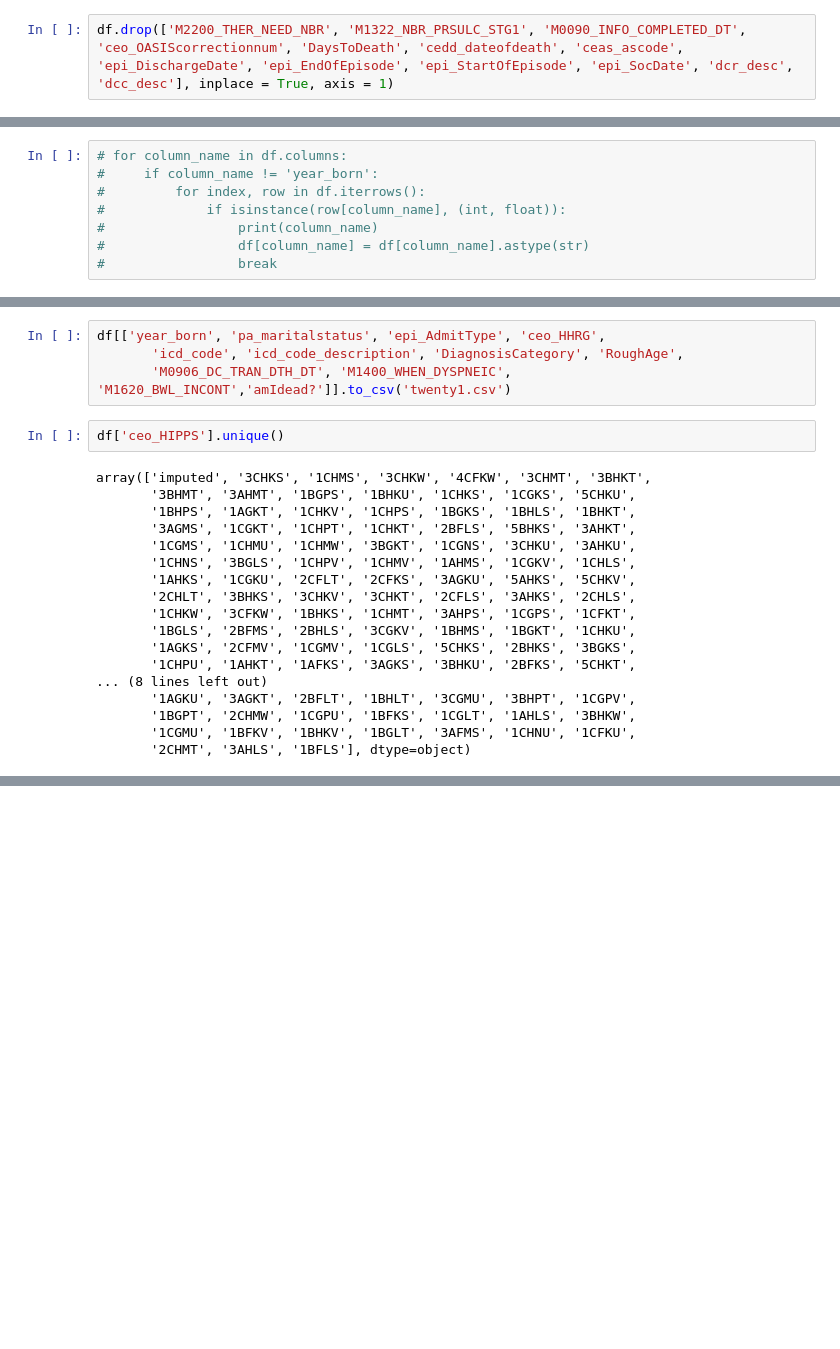
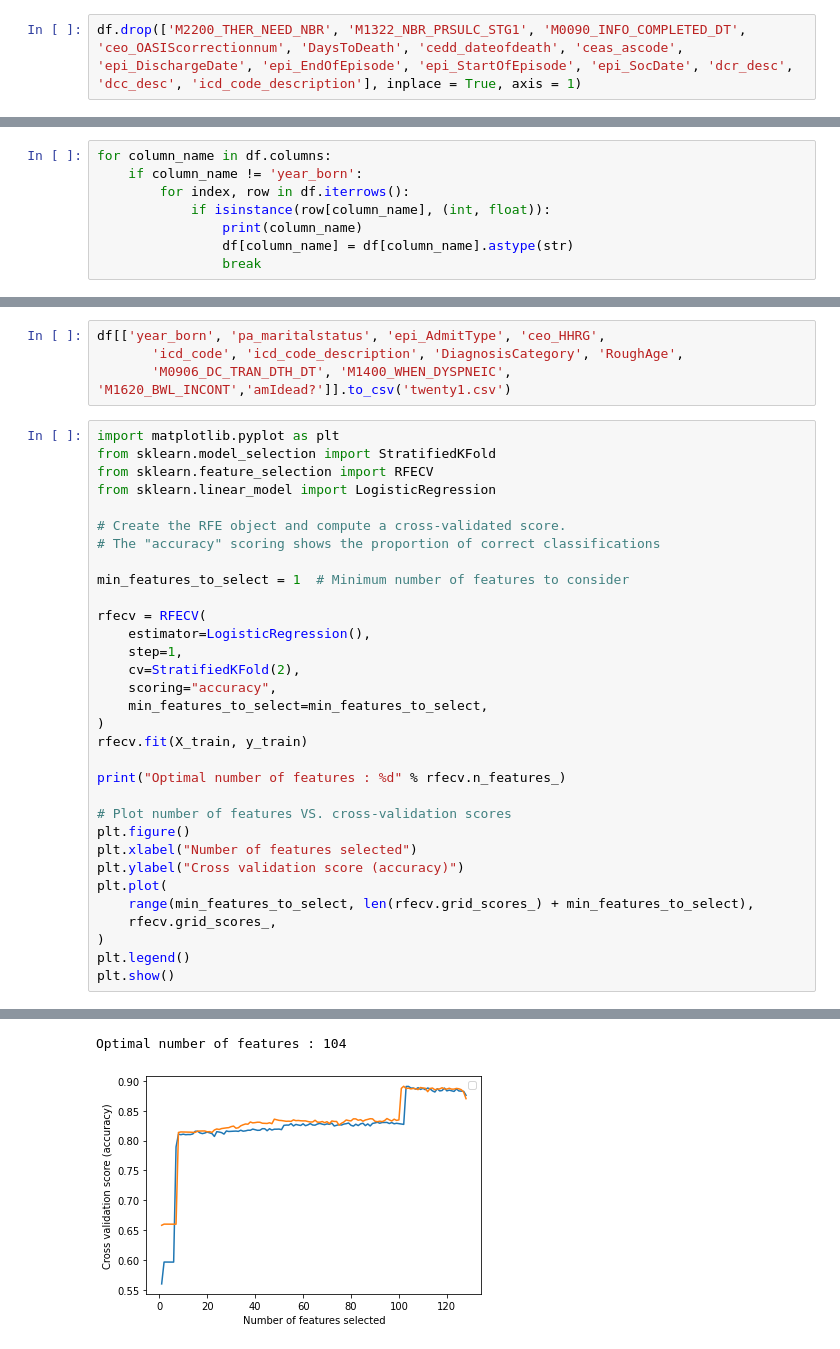
Before and after one commit to Prazhant/practicum, a Jupyter notebook: DataCleanUp_FeatureSelection.ipynb, the cells around one changed output, grey strips where cells are left out. Drawn from its saved outputs; the diff is of its cells as text; blank space fills up the shorter version.

Commit message:
feature selection

```diff
--- a/DataCleanUp_FeatureSelection.ipynb
+++ b/DataCleanUp_FeatureSelection.ipynb
@@ -163,7 +166,7 @@ df = df.drop(columns=['Unnamed: 0', 'Unnamed: 0.1', 'Unnamed: 0.1.1'])
 # %%
 ### Also drop dcc_desc and dcr_desc
 # %%
-df.drop(['M2200_THER_NEED_NBR', 'M1322_NBR_PRSULC_STG1', 'M0090_INFO_COMPLETED_DT', 'ceo_OASIScorrectionnum', 'DaysToDeath', 'cedd_dateofdeath', 'ceas_ascode', 'epi_DischargeDate', 'epi_EndOfEpisode', 'epi_StartOfEpisode', 'epi_SocDate', 'dcr_desc', 'dcc_desc'], inplace = True, axis = 1)
+df.drop(['M2200_THER_NEED_NBR', 'M1322_NBR_PRSULC_STG1', 'M0090_INFO_COMPLETED_DT', 'ceo_OASIScorrectionnum', 'DaysToDeath', 'cedd_dateofdeath', 'ceas_ascode', 'epi_DischargeDate', 'epi_EndOfEpisode', 'epi_StartOfEpisode', 'epi_SocDate', 'dcr_desc', 'dcc_desc', 'icd_code_description'], inplace = True, axis = 1)
 # %%
 from sklearn.model_selection import train_test_split
 from sklearn.impute import SimpleImputer
@@ -199,13 +202,13 @@ Length: 130, dtype: object
 # %% [markdown]
 #### detect columns that contain numeric value when it shouldn't be. (This runs quite a long time)
 # %%
-# for column_name in df.columns:
-#     if column_name != 'year_born':
-#         for index, row in df.iterrows():
-#             if isinstance(row[column_name], (int, float)):
-#                 print(column_name)
-#                 df[column_name] = df[column_name].astype(str)
-#                 break
+for column_name in df.columns:
+    if column_name != 'year_born':
+        for index, row in df.iterrows():
+            if isinstance(row[column_name], (int, float)):
+                print(column_name)
+                df[column_name] = df[column_name].astype(str)
+                break
 # %% [output]
 pa_race
 pa_maritalstatus
@@ -834,23 +859,36 @@ df[['year_born', 'pa_race', 'pa_gender', 'pa_maritalstatus',
 df[['year_born', 'pa_maritalstatus', 'epi_AdmitType', 'ceo_HHRG',
        'icd_code', 'icd_code_description', 'DiagnosisCategory', 'RoughAge',
        'M0906_DC_TRAN_DTH_DT', 'M1400_WHEN_DYSPNEIC', 'M1620_BWL_INCONT','amIdead?']].to_csv('twenty1.csv')
-# %%
-df['ceo_HIPPS'].unique()
-# %% [output]
-array(['imputed', '3CHKS', '1CHMS', '3CHKW', '4CFKW', '3CHMT', '3BHKT',
-       '3BHMT', '3AHMT', '1BGPS', '1BHKU', '1CHKS', '1CGKS', '5CHKU',
-       '1BHPS', '1AGKT', '1CHKV', '1CHPS', '1BGKS', '1BHLS', '1BHKT',
-       '3AGMS', '1CGKT', '1CHPT', '1CHKT', '2BFLS', '5BHKS', '3AHKT',
-       '1CGMS', '1CHMU', '1CHMW', '3BGKT', '1CGNS', '3CHKU', '3AHKU',
-       '1CHNS', '3BGLS', '1CHPV', '1CHMV', '1AHMS', '1CGKV', '1CHLS',
-       '1AHKS', '1CGKU', '2CFLT', '2CFKS', '3AGKU', '5AHKS', '5CHKV',
-       '2CHLT', '3BHKS', '3CHKV', '3CHKT', '2CFLS', '3AHKS', '2CHLS',
-       '1CHKW', '3CFKW', '1BHKS', '1CHMT', '3AHPS', '1CGPS', '1CFKT',
-       '1BGLS', '2BFMS', '2BHLS', '3CGKV', '1BHMS', '1BGKT', '1CHKU',
-       '1AGKS', '2CFMV', '1CGMV', '1CGLS', '5CHKS', '2BHKS', '3BGKS',
-       '1CHPU', '1AHKT', '1AFKS', '3AGKS', '3BHKU', '2BFKS', '5CHKT',
-... (8 lines left out)
-       '1AGKU', '3AGKT', '2BFLT', '1BHLT', '3CGMU', '3BHPT', '1CGPV',
-       '1BGPT', '2CHMW', '1CGPU', '1BFKS', '1CGLT', '1AHLS', '3BHKW',
-       '1CGMU', '1BFKV', '1BHKV', '1BGLT', '3AFMS', '1CHNU', '1CFKU',
-       '2CHMT', '3AHLS', '1BFLS'], dtype=object)
+# %%
+import matplotlib.pyplot as plt
+from sklearn.model_selection import StratifiedKFold
+from sklearn.feature_selection import RFECV
+from sklearn.linear_model import LogisticRegression
+
+# Create the RFE object and compute a cross-validated score.
+# The "accuracy" scoring shows the proportion of correct classifications
+
+min_features_to_select = 1  # Minimum number of features to consider
+
+rfecv = RFECV(
+    estimator=LogisticRegression(),
+    step=1,
+    cv=StratifiedKFold(2),
+    scoring="accuracy",
+    min_features_to_select=min_features_to_select,
+)
+rfecv.fit(X_train, y_train)
+
+print("Optimal number of features : %d" % rfecv.n_features_)
+
+# Plot number of features VS. cross-validation scores
+plt.figure()
+plt.xlabel("Number of features selected")
+plt.ylabel("Cross validation score (accuracy)")
+plt.plot(
+    range(min_features_to_select, len(rfecv.grid_scores_) + min_features_to_select),
+    rfecv.grid_scores_,
+)
+plt.legend()
+plt.show()
+# %% [output]
@@ -856,0 +912,2 @@ array(['imputed', '3CHKS', '1CHMS', '3CHKW', '4CFKW', '3CHMT', '3BHKT',
+Optimal number of features : 104
+[figure, added]
```
Also changed, not shown: parts of 46 cells of this notebook, 1 other file.
